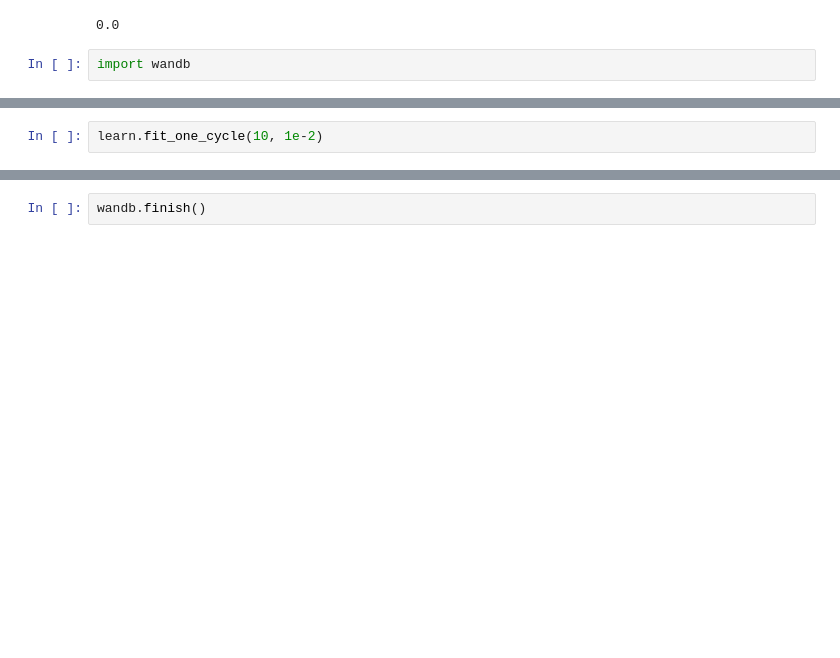
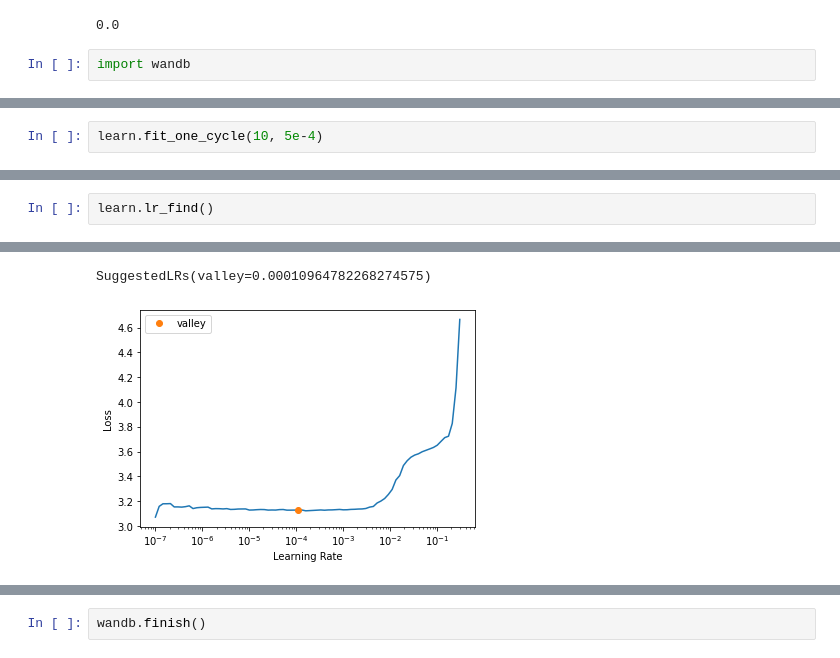
Before and after one commit to mizoru/pronunciation-trainer, a Jupyter notebook: training-QuartzNet.ipynb, the cells around one changed output, grey strips where cells are left out. Saved outputs shown, nothing was run; the diff lists cells and outputs as text; blank space fills up the shorter version.

```diff
--- a/training-QuartzNet.ipynb
+++ b/training-QuartzNet.ipynb
@@ -367,3 +422,3 @@ SuggestedLRs(valley=0.0008317637839354575)
 # %%
-learn.fit_one_cycle(10, 1e-2)
+learn.fit_one_cycle(10, 5e-4)
 # %% [output]
@@ -377,0 +447,3 @@ KeyboardInterrupt:
+# %%
+learn.lr_find()
+# %% [output]
@@ -378,3 +451,5 @@ KeyboardInterrupt:
+SuggestedLRs(valley=0.00010964782268274575)
+[figure, added]
 # %%
 learn.recorder.plot_loss(39)
 # %% [output]
```
Also changed, not shown: parts of 24 cells of this notebook.
